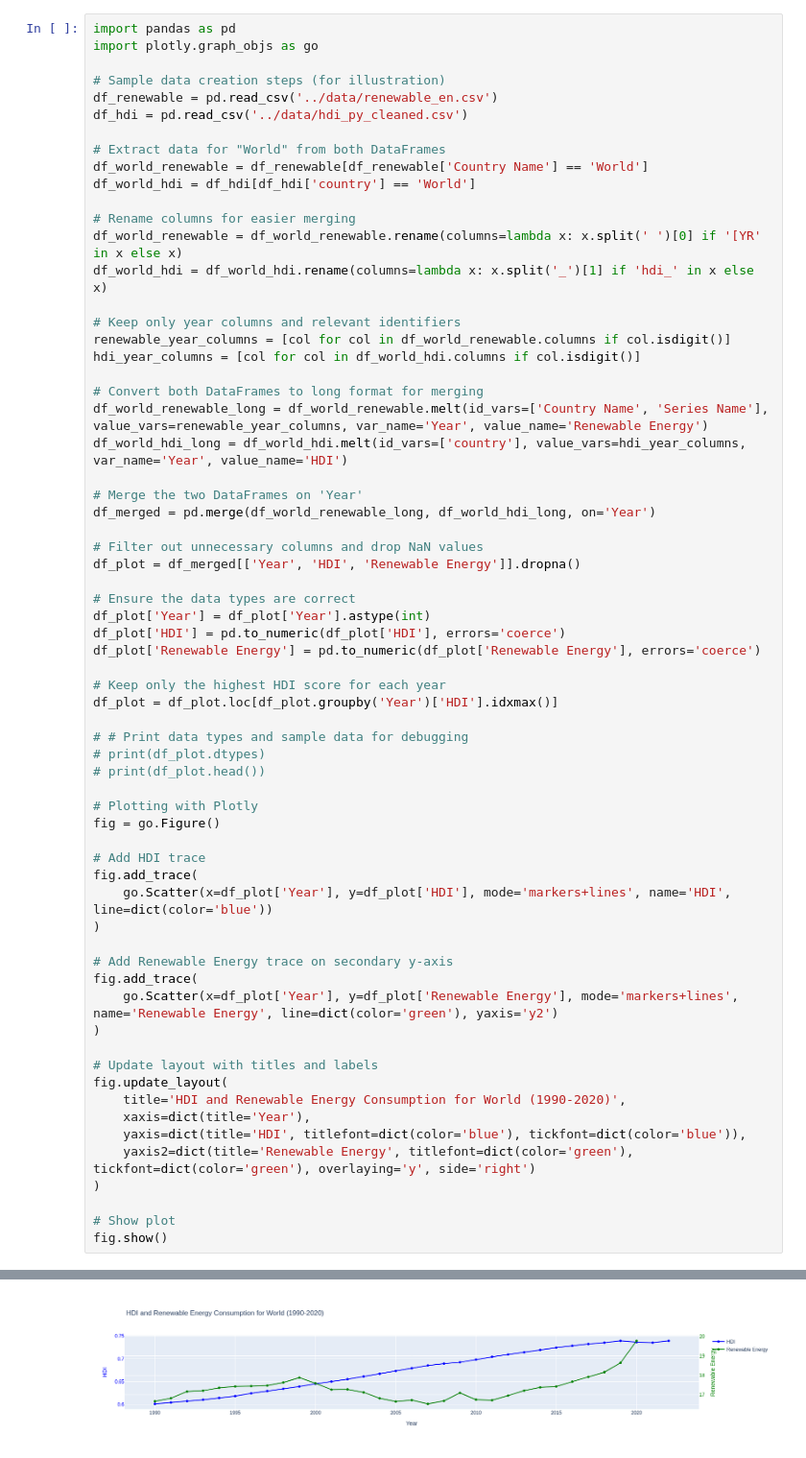
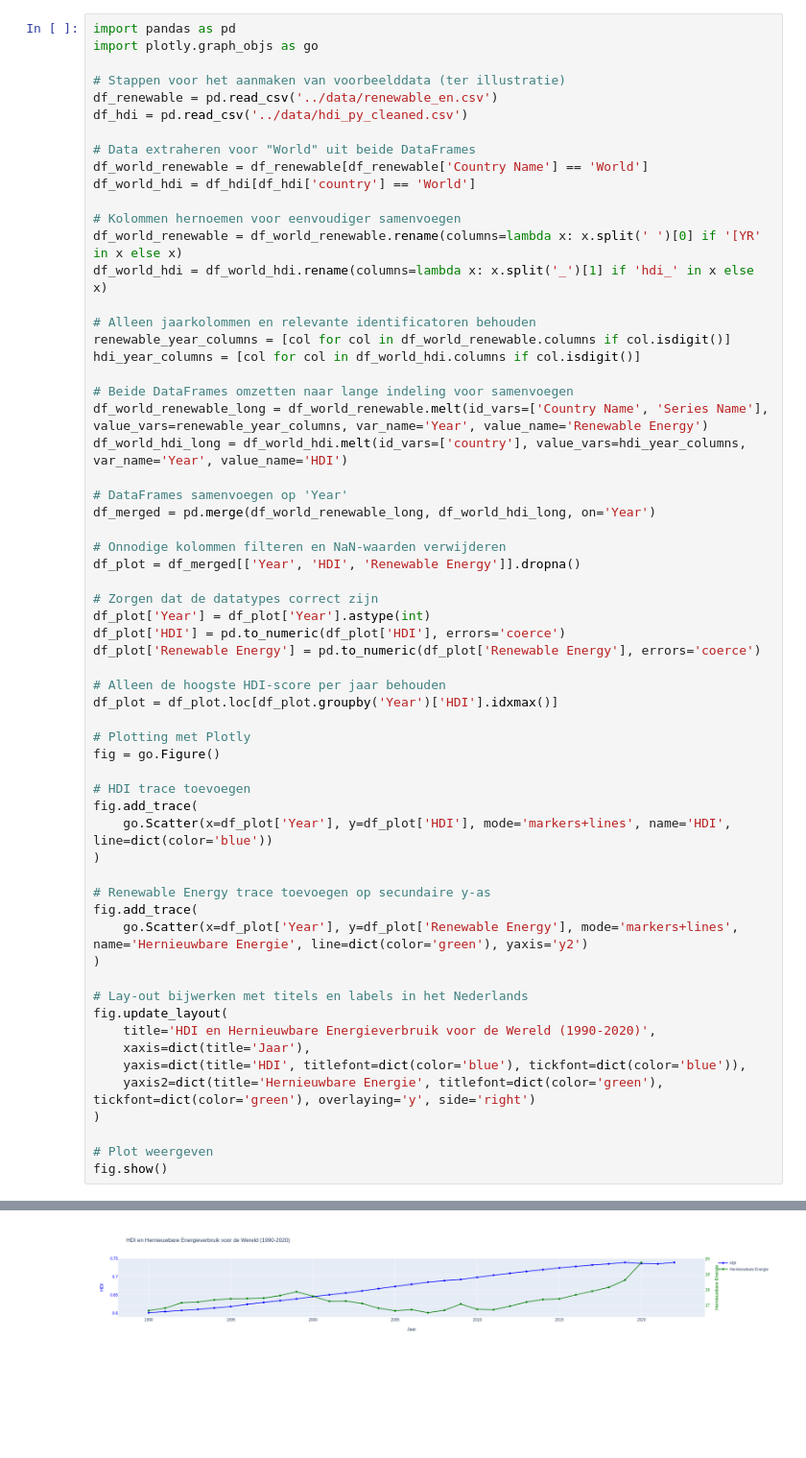
Before and after one commit to goofvanriet/infovis, a Jupyter notebook: notebooks/hdi_renewables.ipynb, the cells around one changed output, grey strips where cells are left out. Shown at 96% size. Cells and saved outputs as stored; diff of their text form; blank space fills up the shorter version.

```diff
--- a/notebooks/hdi_renewables.ipynb
+++ b/notebooks/hdi_renewables.ipynb
@@ -2,65 +2,61 @@
 import pandas as pd
 import plotly.graph_objs as go
 
-# Sample data creation steps (for illustration)
+# Stappen voor het aanmaken van voorbeelddata (ter illustratie)
 df_renewable = pd.read_csv('../data/renewable_en.csv')
 df_hdi = pd.read_csv('../data/hdi_py_cleaned.csv')
 
-# Extract data for "World" from both DataFrames
+# Data extraheren voor "World" uit beide DataFrames
 df_world_renewable = df_renewable[df_renewable['Country Name'] == 'World']
 df_world_hdi = df_hdi[df_hdi['country'] == 'World']
 
-# Rename columns for easier merging
+# Kolommen hernoemen voor eenvoudiger samenvoegen
 df_world_renewable = df_world_renewable.rename(columns=lambda x: x.split(' ')[0] if '[YR' in x else x)
 df_world_hdi = df_world_hdi.rename(columns=lambda x: x.split('_')[1] if 'hdi_' in x else x)
 
-# Keep only year columns and relevant identifiers
+# Alleen jaarkolommen en relevante identificatoren behouden
 renewable_year_columns = [col for col in df_world_renewable.columns if col.isdigit()]
 hdi_year_columns = [col for col in df_world_hdi.columns if col.isdigit()]
 
-# Convert both DataFrames to long format for merging
+# Beide DataFrames omzetten naar lange indeling voor samenvoegen
 df_world_renewable_long = df_world_renewable.melt(id_vars=['Country Name', 'Series Name'], value_vars=renewable_year_columns, var_name='Year', value_name='Renewable Energy')
 df_world_hdi_long = df_world_hdi.melt(id_vars=['country'], value_vars=hdi_year_columns, var_name='Year', value_name='HDI')
 
-# Merge the two DataFrames on 'Year'
+# DataFrames samenvoegen op 'Year'
 df_merged = pd.merge(df_world_renewable_long, df_world_hdi_long, on='Year')
 
-# Filter out unnecessary columns and drop NaN values
+# Onnodige kolommen filteren en NaN-waarden verwijderen
 df_plot = df_merged[['Year', 'HDI', 'Renewable Energy']].dropna()
 
-# Ensure the data types are correct
+# Zorgen dat de datatypes correct zijn
 df_plot['Year'] = df_plot['Year'].astype(int)
 df_plot['HDI'] = pd.to_numeric(df_plot['HDI'], errors='coerce')
 df_plot['Renewable Energy'] = pd.to_numeric(df_plot['Renewable Energy'], errors='coerce')
 
-# Keep only the highest HDI score for each year
+# Alleen de hoogste HDI-score per jaar behouden
 df_plot = df_plot.loc[df_plot.groupby('Year')['HDI'].idxmax()]
 
-# # Print data types and sample data for debugging
-# print(df_plot.dtypes)
-# print(df_plot.head())
-
-# Plotting with Plotly
+# Plotting met Plotly
 fig = go.Figure()
 
-# Add HDI trace
+# HDI trace toevoegen
 fig.add_trace(
     go.Scatter(x=df_plot['Year'], y=df_plot['HDI'], mode='markers+lines', name='HDI', line=dict(color='blue'))
 )
 
-# Add Renewable Energy trace on secondary y-axis
+# Renewable Energy trace toevoegen op secundaire y-as
 fig.add_trace(
-    go.Scatter(x=df_plot['Year'], y=df_plot['Renewable Energy'], mode='markers+lines', name='Renewable Energy', line=dict(color='green'), yaxis='y2')
+    go.Scatter(x=df_plot['Year'], y=df_plot['Renewable Energy'], mode='markers+lines', name='Hernieuwbare Energie', line=dict(color='green'), yaxis='y2')
 )
 
-# Update layout with titles and labels
+# Lay-out bijwerken met titels en labels in het Nederlands
 fig.update_layout(
-    title='HDI and Renewable Energy Consumption for World (1990-2020)',
-    xaxis=dict(title='Year'),
+    title='HDI en Hernieuwbare Energieverbruik voor de Wereld (1990-2020)',
+    xaxis=dict(title='Jaar'),
     yaxis=dict(title='HDI', titlefont=dict(color='blue'), tickfont=dict(color='blue')),
-    yaxis2=dict(title='Renewable Energy', titlefont=dict(color='green'), tickfont=dict(color='green'), overlaying='y', side='right')
+    yaxis2=dict(title='Hernieuwbare Energie', titlefont=dict(color='green'), tickfont=dict(color='green'), overlaying='y', side='right')
 )
 
-# Show plot
+# Plot weergeven
 fig.show()
 # %% [output]
@@ -68 +63 @@ fig.show()
-[figure, old version]
+[figure, new version]
```
Also changed, not shown: parts of 1 cell of this notebook.
